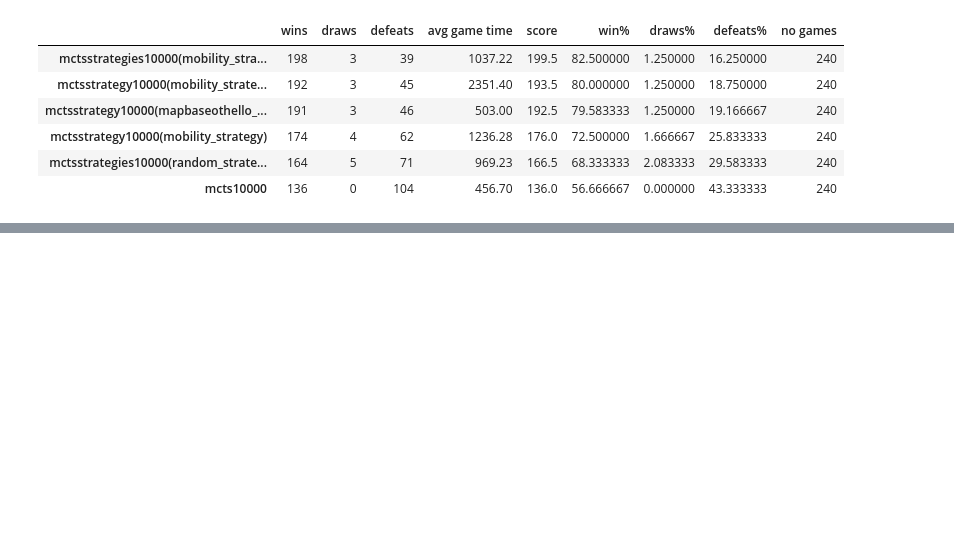
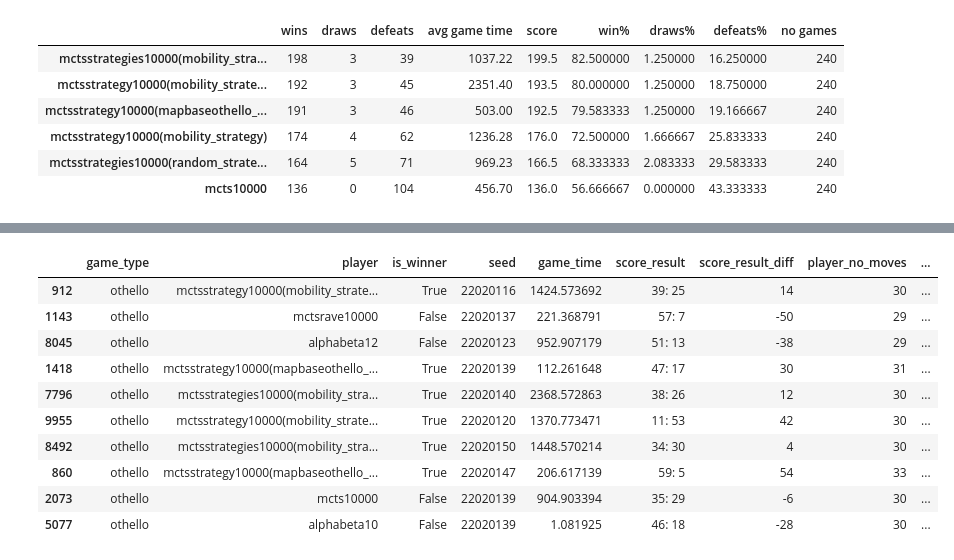
Before and after one commit to Walczi123/Enriching-the-Monte-Carlo-Tree-Search-Algorithm, a Jupyter notebook: results_processing/othello_results.ipynb, the cells around one changed output, grey strips where cells are left out. Drawn from its saved outputs; the diff is of its cells as text; code cells hidden in the pictures; blank space fills up the shorter version.

Commit message:
othello agregated datas

```diff
--- a/results_processing/othello_results.ipynb
+++ b/results_processing/othello_results.ipynb
@@ -48,0 +85,27 @@ writer.save()
+# %%
+l = list()
+for row in df.values:
+    try:
+        p1 = [row[1],row[2], row[4] == 1, row[5], row[6], row[8],  row[9], row[10], row[11], row[12], row[13], row[14], row[15], [int(a) for a in row[16]], row[17] if row[17] != None else [], row[18] if row[18] != None else []]
+        p2 = [row[1],row[3], row[4] == 2, row[5], row[6], row[8], -row[9], row[11], row[10], row[13], row[12], row[15], row[14], [-int(a) for a in row[16]], row[18] if row[18] != None else [], row[17] if row[17] != None else []]
+    except:
+        # print(row[0])
+        continue
+    l.append(p1)
+    l.append(p2)
+df_cols= df.columns
+df_agg = pd.DataFrame(l, columns=[df_cols[1],'player', 'is_winner', df_cols[5], df_cols[6], df_cols[8],  df_cols[9], 'player_no_moves', 'oponent_no_moves', 'player_no_blocked_moves', 'oponent_no_blocked_moves', 'player_move_income', 'oponent_move_income', df_cols[16], 'player_swithching_stats', 'oponent_swithching_stats'])
+# %%
+df_agg.sample(10)
+# %% [output]
+|  | game_type | player | is_winner | seed | game_time | score_result | score_result_diff | player_no_moves | ... |
+| 912 | othello | mctsstrategy10000(mobility_strate... | True | 22020116 | 1424.573692 | 39: 25 | 14 | 30 | ... |
+| 1143 | othello | mctsrave10000 | False | 22020137 | 221.368791 | 57: 7 | -50 | 29 | ... |
+| 8045 | othello | alphabeta12 | False | 22020123 | 952.907179 | 51: 13 | -38 | 29 | ... |
+| 1418 | othello | mctsstrategy10000(mapbaseothello_... | True | 22020139 | 112.261648 | 47: 17 | 30 | 31 | ... |
+| 7796 | othello | mctsstrategies10000(mobility_stra... | True | 22020140 | 2368.572863 | 38: 26 | 12 | 30 | ... |
+| 9955 | othello | mctsstrategy10000(mobility_strate... | True | 22020120 | 1370.773471 | 11: 53 | 42 | 30 | ... |
+| 8492 | othello | mctsstrategies10000(mobility_stra... | True | 22020150 | 1448.570214 | 34: 30 | 4 | 30 | ... |
+| 860 | othello | mctsstrategy10000(mapbaseothello_... | True | 22020147 | 206.617139 | 59: 5 | 54 | 33 | ... |
+| 2073 | othello | mcts10000 | False | 22020139 | 904.903394 | 35: 29 | -6 | 30 | ... |
+| 5077 | othello | alphabeta10 | False | 22020139 | 1.081925 | 46: 18 | -28 | 30 | ... |
```
Also changed, not shown: parts of 5 cells of this notebook, 2 other files.
